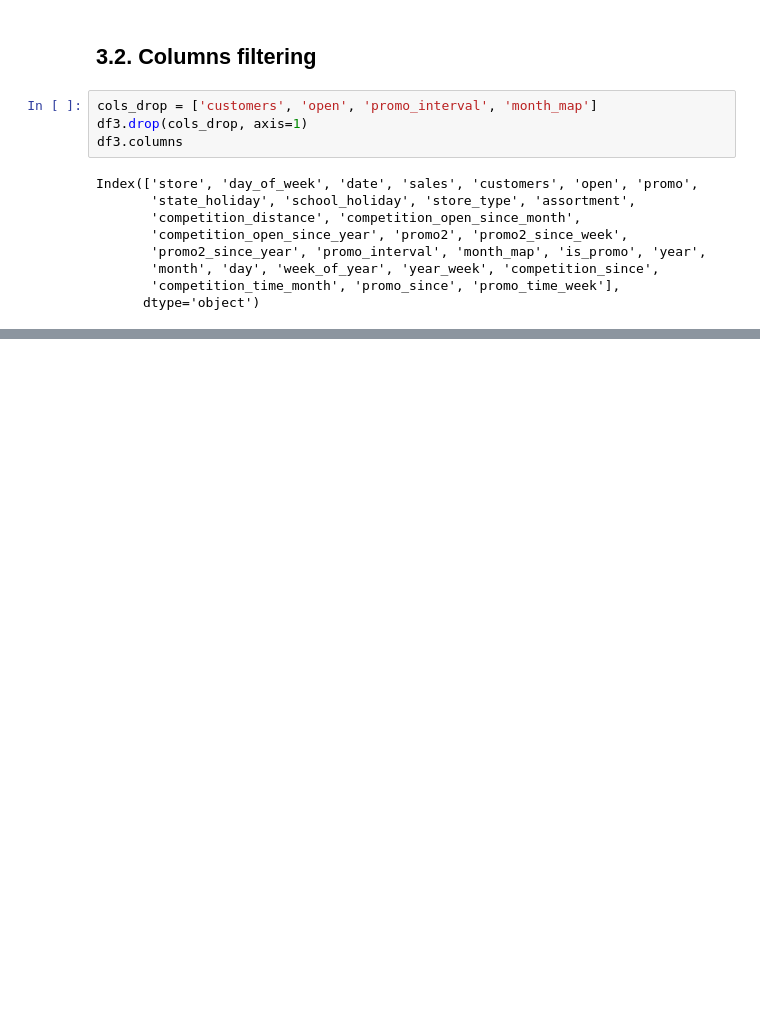
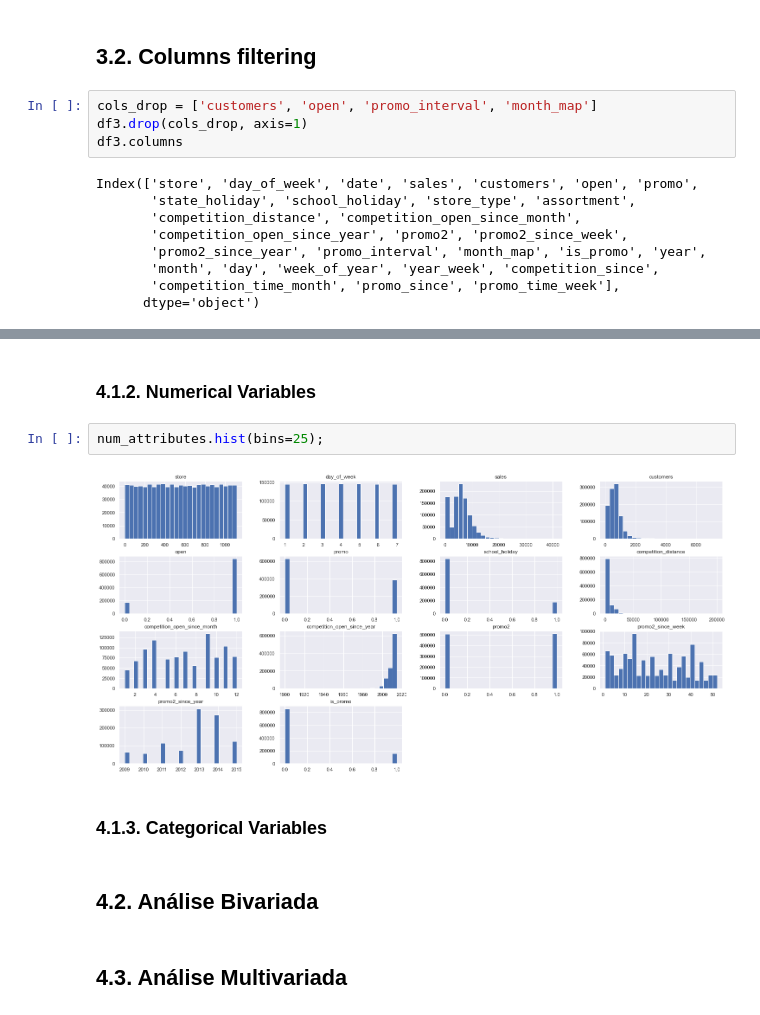
Before and after one commit to jeovaramos/DataScience_Em_Producao, a Jupyter notebook: m03_v01_store_sales_prediction.ipynb, the cells around one changed output, grey strips where cells are left out. Drawn from its saved outputs; the diff is of its cells as text; blank space fills up the shorter version.

```diff
--- a/m03_v01_store_sales_prediction.ipynb
+++ b/m03_v01_store_sales_prediction.ipynb
@@ -419,0 +432,12 @@ Index(['store', 'day_of_week', 'date', 'sales', 'customers', 'open', 'promo',
+# %% [markdown]
+### 4.1.2. Numerical Variables
+# %%
+num_attributes.hist(bins=25);
+# %% [output]
+[figure, added]
+# %% [markdown]
+### 4.1.3. Categorical Variables
+# %% [markdown]
+## 4.2. Análise Bivariada
+# %% [markdown]
+## 4.3. Análise Multivariada
```
Also changed, not shown: parts of 7 cells of this notebook.
